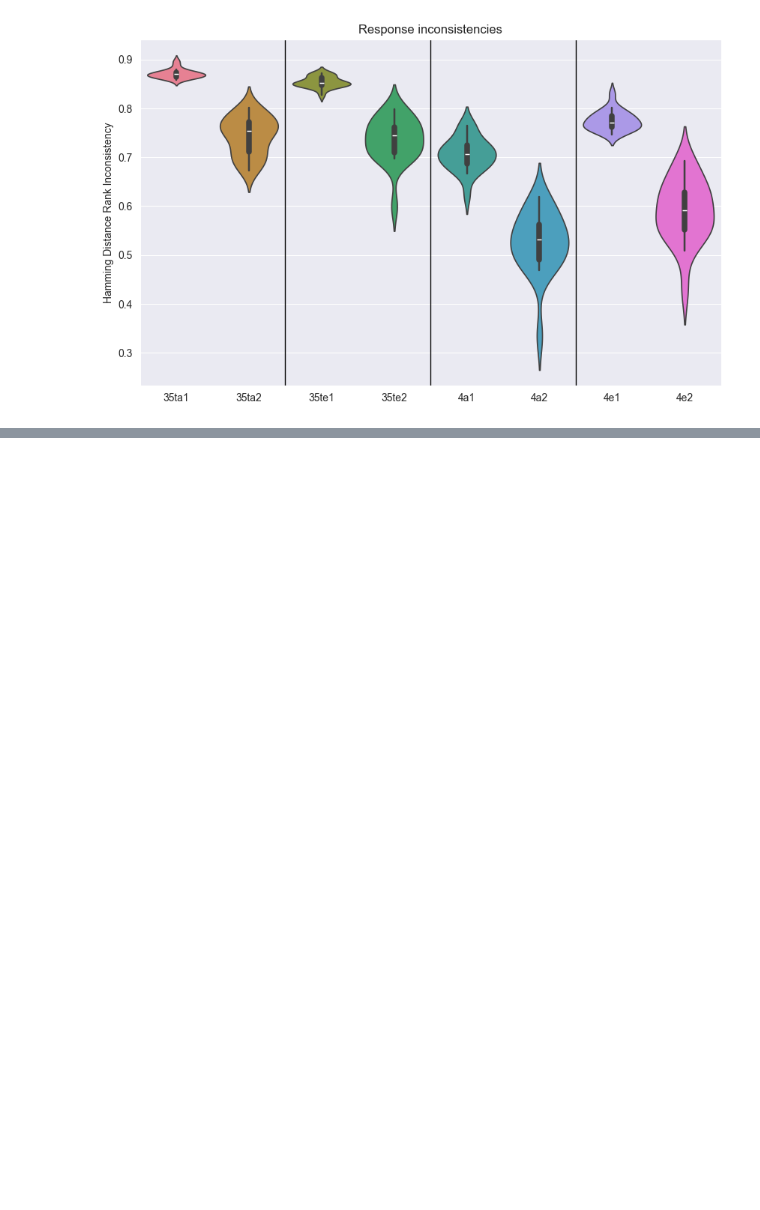
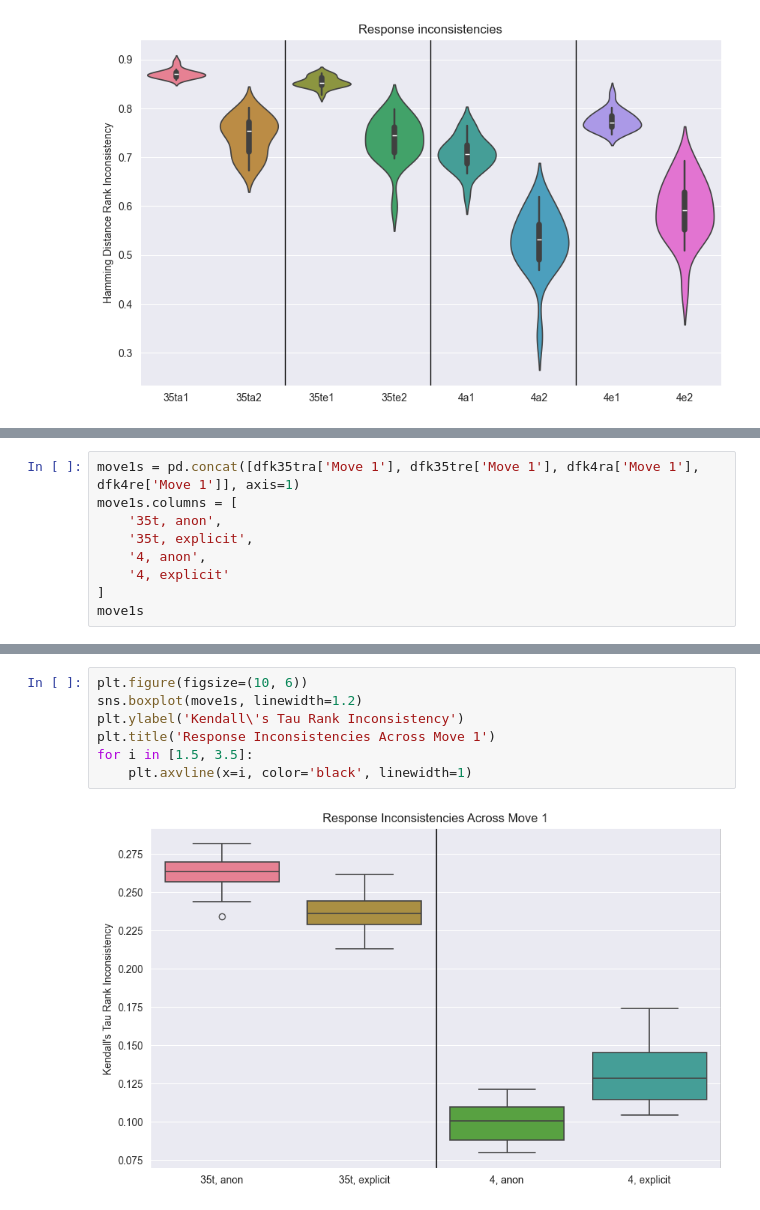
Before and after one commit to aashrivastava/LLMWargamingInconsistency, a Jupyter notebook: notebooks/RankStuff.ipynb, the cells around one changed output, grey strips where cells are left out. Saved outputs shown, nothing was run; the diff lists cells and outputs as text; blank space fills up the shorter version.

```diff
--- a/notebooks/RankStuff.ipynb
+++ b/notebooks/RankStuff.ipynb
@@ -258,0 +261,9 @@ for i in [1.5, 3.5, 5.5]:
+# %%
+move1s = pd.concat([dfk35tra['Move 1'], dfk35tre['Move 1'], dfk4ra['Move 1'], dfk4re['Move 1']], axis=1)
+move1s.columns = [
+    '35t, anon',
+    '35t, explicit',
+    '4, anon',
+    '4, explicit'
+]
+move1s
@@ -258,0 +288,9 @@ for i in [1.5, 3.5, 5.5]:
+# %%
+plt.figure(figsize=(10, 6))
+sns.boxplot(move1s, linewidth=1.2)
+plt.ylabel('Kendall\'s Tau Rank Inconsistency')
+plt.title('Response Inconsistencies Across Move 1')
+for i in [1.5, 3.5]:
+    plt.axvline(x=i, color='black', linewidth=1)
+# %% [output]
+[figure, added]
```
Also changed, not shown: parts of 9 cells of this notebook, 25 other files.
